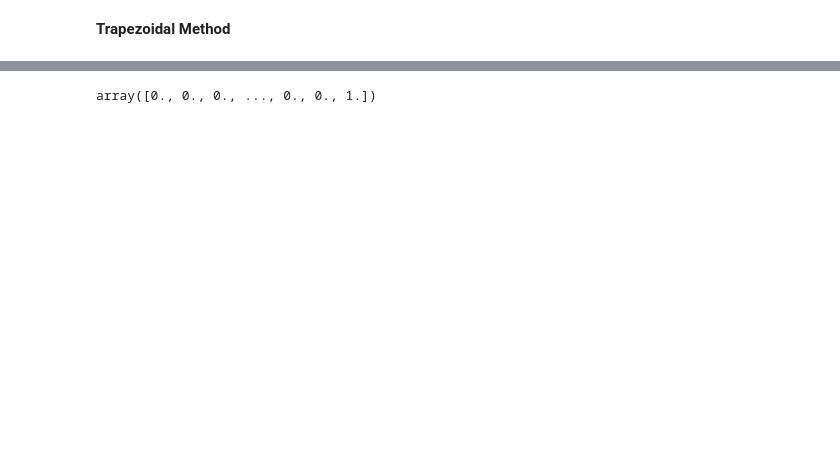
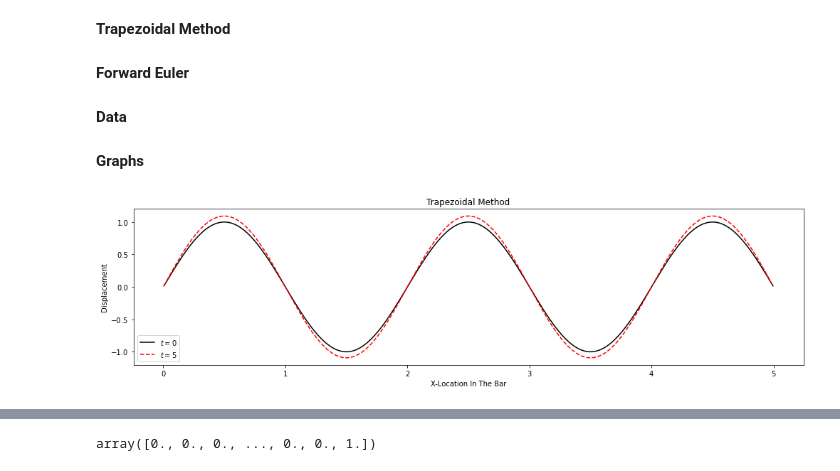
Before and after one commit to minwin0630/ae370-group-project-2, a Jupyter notebook: Project 2 Group.ipynb, the cells around one changed output, grey strips where cells are left out. Cells and saved outputs as stored; diff of their text form; code cells hidden in the pictures; blank space fills up the shorter version.

```diff
--- a/Project 2 Group.ipynb
+++ b/Project 2 Group.ipynb
@@ -50,11 +50,4 @@ import numpy as np
 import matplotlib.pyplot as plt
 from scipy import sparse as sp
 from scipy.sparse.linalg import spsolve
-
-# Knowns
-T = 5
-a = 0
-b = 1
-n = 1000
-dt = 0.1
 # %% [markdown]
@@ -72,9 +69,11 @@ def g_function(x_points_array, t):
 # Knowns
 T = 5
 a = 0
-b = 1
+b = 5
 n = 1000
-dt = 0.1
+dt = 0.01
+
+# Sine Forcing Function
 
 def trapIVP(E, rho, dt, n):
     # Define dx
@@ -123,6 +122,7 @@ def trapIVP(E, rho, dt, n):
     #Define initial condition
     v0s = np.zeros(n-1)
     u0s = np.sin(np.pi*x_interp_cut)
+#     u0s = np.zeros(n-1)
     U0 = np.concatenate((u0s, v0s))
 
     # Initialize empty u-vector
@@ -147,0 +220,2 @@ def trapIVP(E, rho, dt, n):
+# %% [markdown]
+**Forward Euler**
@@ -147,0 +291,33 @@ def trapIVP(E, rho, dt, n):
+# %% [markdown]
+**Data**
+# %%
+E = 70
+rho = 2700
+
+# All Displacements at each time step
+U1, times1, x_int = trapIVP(E, rho, dt, n)
+U2 = FEIVP(E, rho, dt, n)[0]
+
+# Trap Displacements at different times
+U1_t0 = U1[0]
+U1_t5 = U1[50]
+
+# FE Displacements at different times
+U2_t0 = U2[0]
+U2_t5 = U2[50]
+# %% [markdown]
+**Graphs**
+# %%
+import matplotlib.pyplot as plt
+fig = plt.figure(figsize=(14, 4), tight_layout=True)
+ax1 = fig.add_subplot(111)
+ax1.plot(x_int, U1_t0, 'k', label=r'$t=0$')
+ax1.plot(x_int, U1_t5, 'r--', label=r'$t=5$')
+ax1.set_xlabel('X-Location In The Bar')
+ax1.set_ylabel('Displacement')
+ax1.set_xscale('linear')
+ax1.set_yscale('linear')
+ax1.set_title('Trapezoidal Method')
+ax1.legend(loc='lower left');
+# %% [output]
+[figure, added]
```
Also changed, not shown: parts of 10 cells of this notebook.
